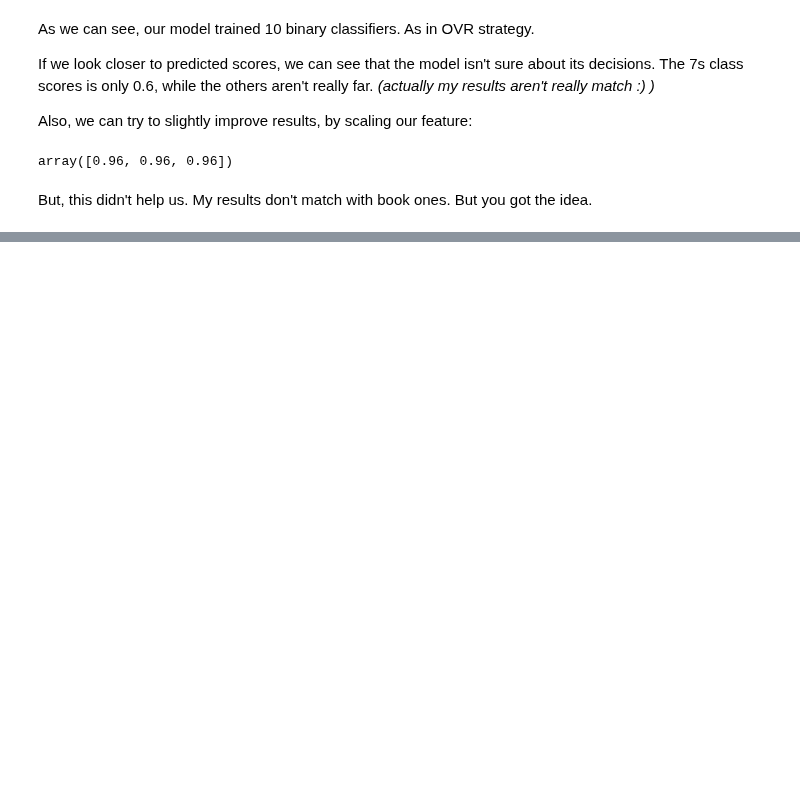
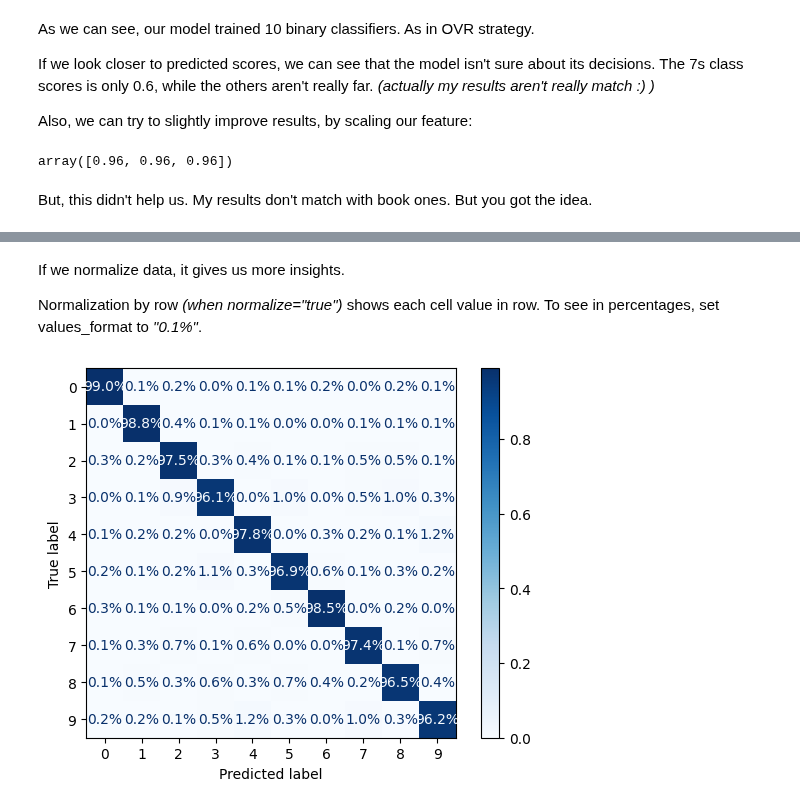
Before and after one commit to yeghor/Learning-Machine-Learning, a Jupyter notebook: jupyter_notes/Classification-2.ipynb, the cells around one changed output, grey strips where cells are left out. Drawn from its saved outputs; the diff is of its cells as text; code cells hidden in the pictures; blank space fills up the shorter version.

```diff
--- a/jupyter_notes/Classification-2.ipynb
+++ b/jupyter_notes/Classification-2.ipynb
@@ -485,0 +503,9 @@ But, this didn't help us. My results don't match with book ones. But you got the
+# %% [markdown]
+If we normalize data, it gives us more insights.
+
+Normalization by row _(when normalize="true")_ shows each cell value in row. To see in percentages, set values_format to _"0.1%"_.
+# %%
+conf_matrix_normalized = ConfusionMatrixDisplay.from_predictions(y_train, y_train_predictions, normalize="true", values_format="0.1%", cmap="Blues")
+plt.show()
+# %% [output]
+[figure, added]
```
Also changed, not shown: parts of 15 cells of this notebook.
